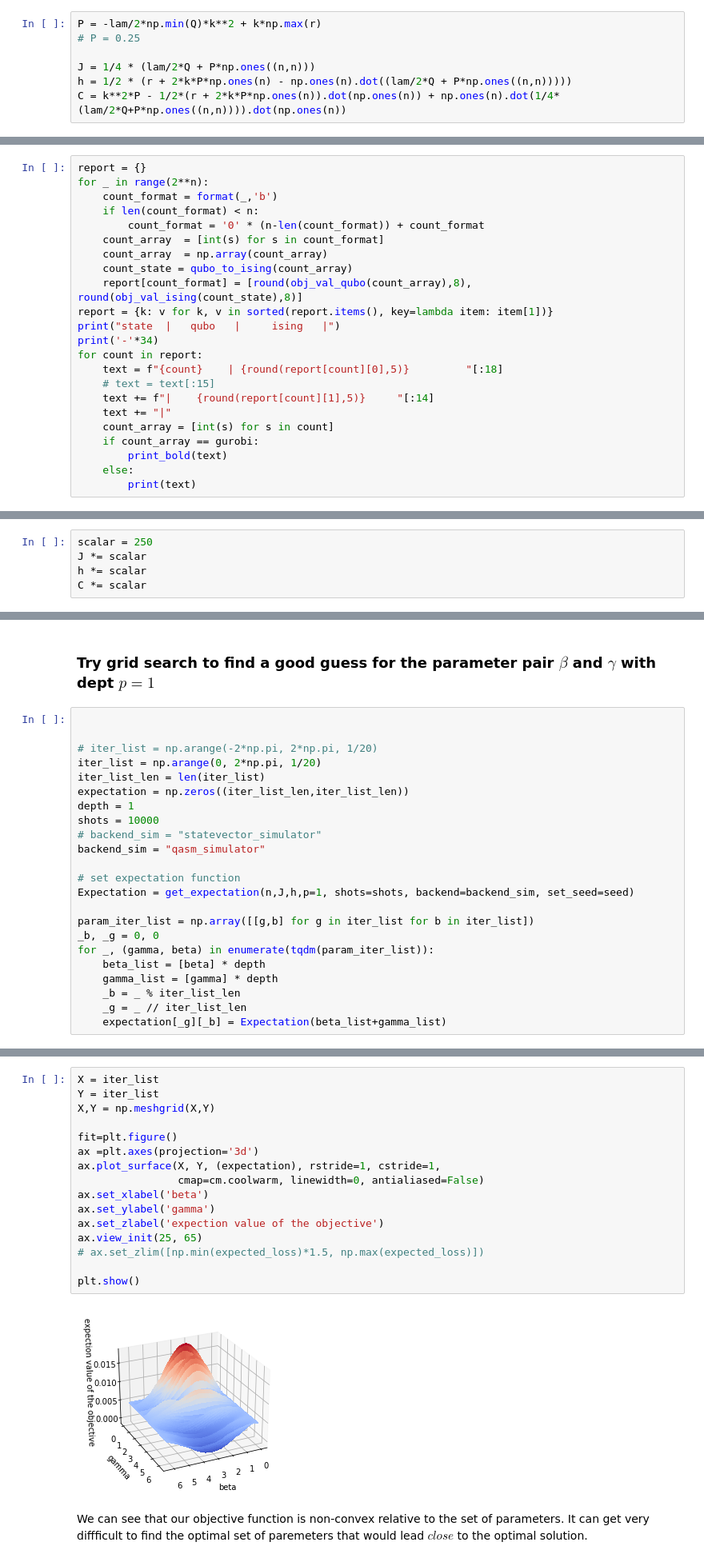
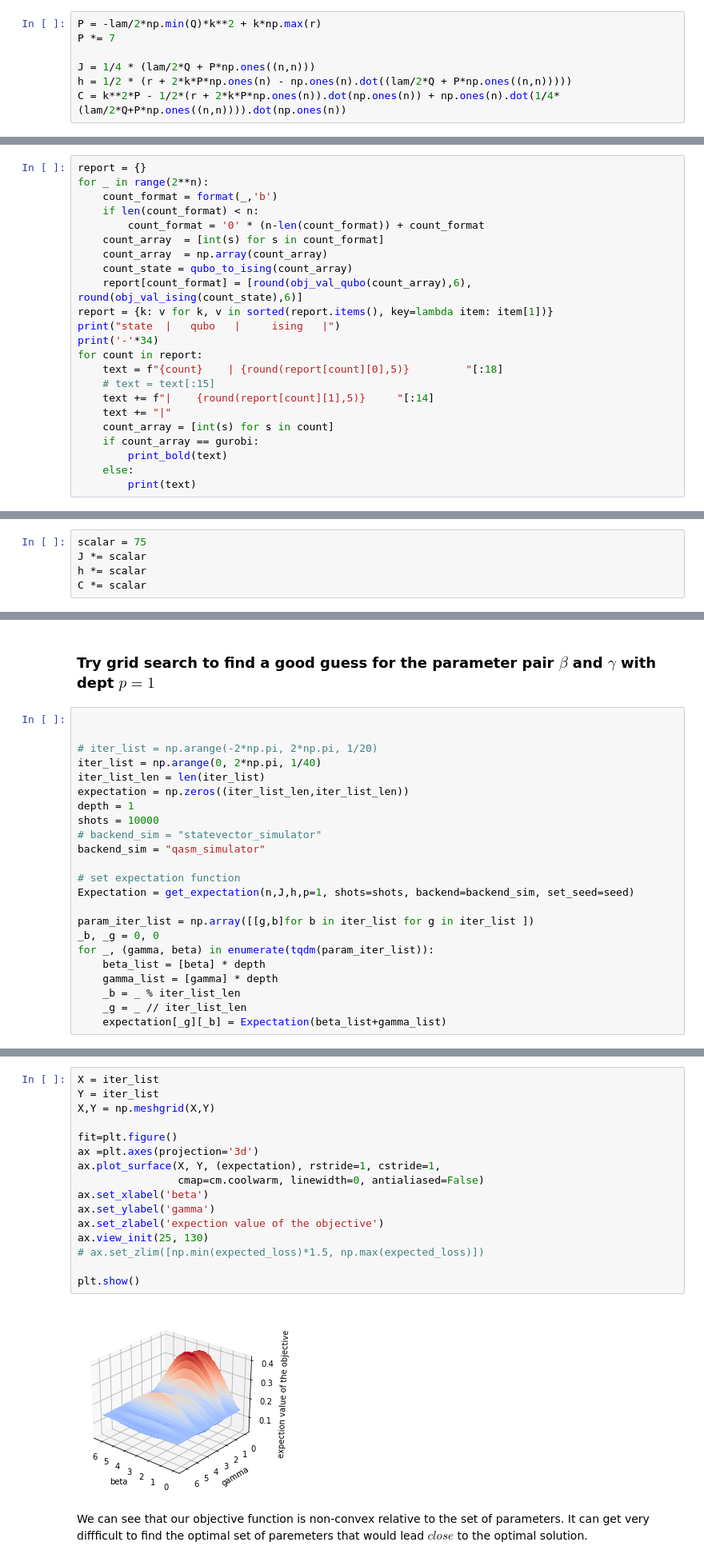
Before and after one commit to jimphon88/quantum-computing, a Jupyter notebook: mean variance optimization qaoa.ipynb, the cells around one changed output, grey strips where cells are left out. Shown: that part at 80% size. Drawn from its saved outputs; the diff is of its cells as text.

```diff
--- a/mean variance optimization qaoa.ipynb
+++ b/mean variance optimization qaoa.ipynb
@@ -357,6 +359,6 @@ qc.draw('mpl')
 # %%
 P = -lam/2*np.min(Q)*k**2 + k*np.max(r)
-# P = 0.25
+P *= 7
 
 J = 1/4 * (lam/2*Q + P*np.ones((n,n)))
 h = 1/2 * (r + 2*k*P*np.ones(n) - np.ones(n).dot((lam/2*Q + P*np.ones((n,n)))))
@@ -386,7 +388,7 @@ for _ in range(2**n):
     count_array  = [int(s) for s in count_format]
     count_array  = np.array(count_array)
     count_state = qubo_to_ising(count_array)
-    report[count_format] = [round(obj_val_qubo(count_array),8), round(obj_val_ising(count_state),8)]
+    report[count_format] = [round(obj_val_qubo(count_array),6), round(obj_val_ising(count_state),6)]
 report = {k: v for k, v in sorted(report.items(), key=lambda item: item[1])}
 print("state  |   qubo   |     ising   |")
 print('-'*34)
@@ -414,7 +424,7 @@ state  |   qubo   |     ising   |
 # %% [markdown]
 scale up so the weights are close to an integer
 # %%
-scalar = 250
+scalar = 75
 J *= scalar
 h *= scalar
 C *= scalar
@@ -495,7 +505,7 @@ def shift_cor(text_cordinate, hshift, vshift, n):
 
 
 # iter_list = np.arange(-2*np.pi, 2*np.pi, 1/20)
-iter_list = np.arange(0, 2*np.pi, 1/20)
+iter_list = np.arange(0, 2*np.pi, 1/40)
 iter_list_len = len(iter_list)
 expectation = np.zeros((iter_list_len,iter_list_len))
 depth = 1
@@ -506,7 +516,7 @@ backend_sim = "qasm_simulator"
 # set expectation function
 Expectation = get_expectation(n,J,h,p=1, shots=shots, backend=backend_sim, set_seed=seed)
 
-param_iter_list = np.array([[g,b] for g in iter_list for b in iter_list])
+param_iter_list = np.array([[g,b]for b in iter_list for g in iter_list ])
 _b, _g = 0, 0
 for _, (gamma, beta) in enumerate(tqdm(param_iter_list)):
     beta_list = [beta] * depth
@@ -544,21 +554,21 @@ plt.show()
 # %%
 X = iter_list
 Y = iter_list
 X,Y = np.meshgrid(X,Y)
 
 fit=plt.figure()
 ax =plt.axes(projection='3d')
 ax.plot_surface(X, Y, (expectation), rstride=1, cstride=1,
                 cmap=cm.coolwarm, linewidth=0, antialiased=False)
 ax.set_xlabel('beta')
 ax.set_ylabel('gamma')
 ax.set_zlabel('expection value of the objective')
-ax.view_init(25, 65)
+ax.view_init(25, 130)
 # ax.set_zlim([np.min(expected_loss)*1.5, np.max(expected_loss)])
 
 plt.show()
 # %% [output]
-[figure, old version]
+[figure, new version]
 # %% [markdown]
 We can see that our objective function is non-convex relative to the set of parameters. It can get very diffficult to find the optimal set of paremeters that would lead $\textit{close}$ to the optimal solution.
 # %%
```
Also changed, not shown: parts of 21 cells of this notebook.
